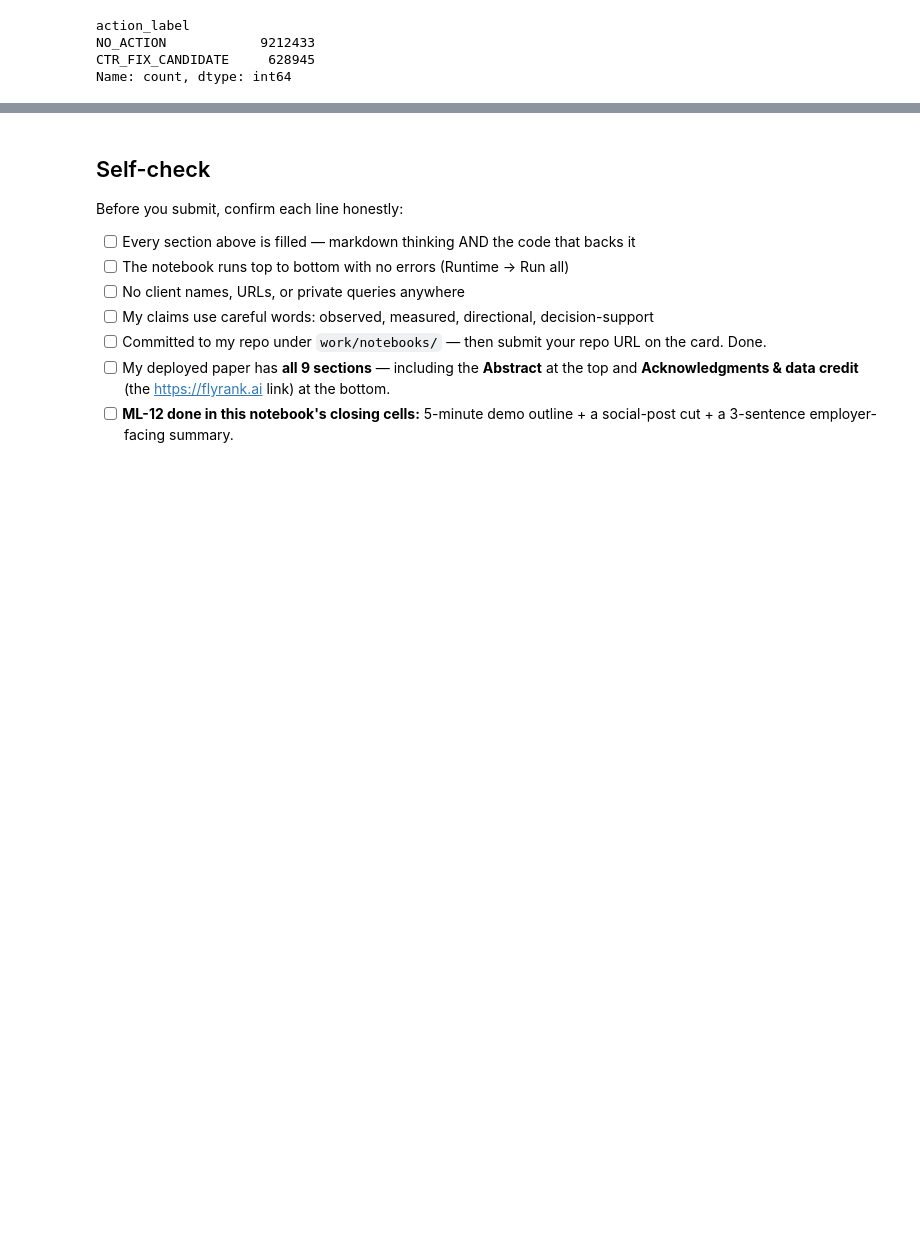
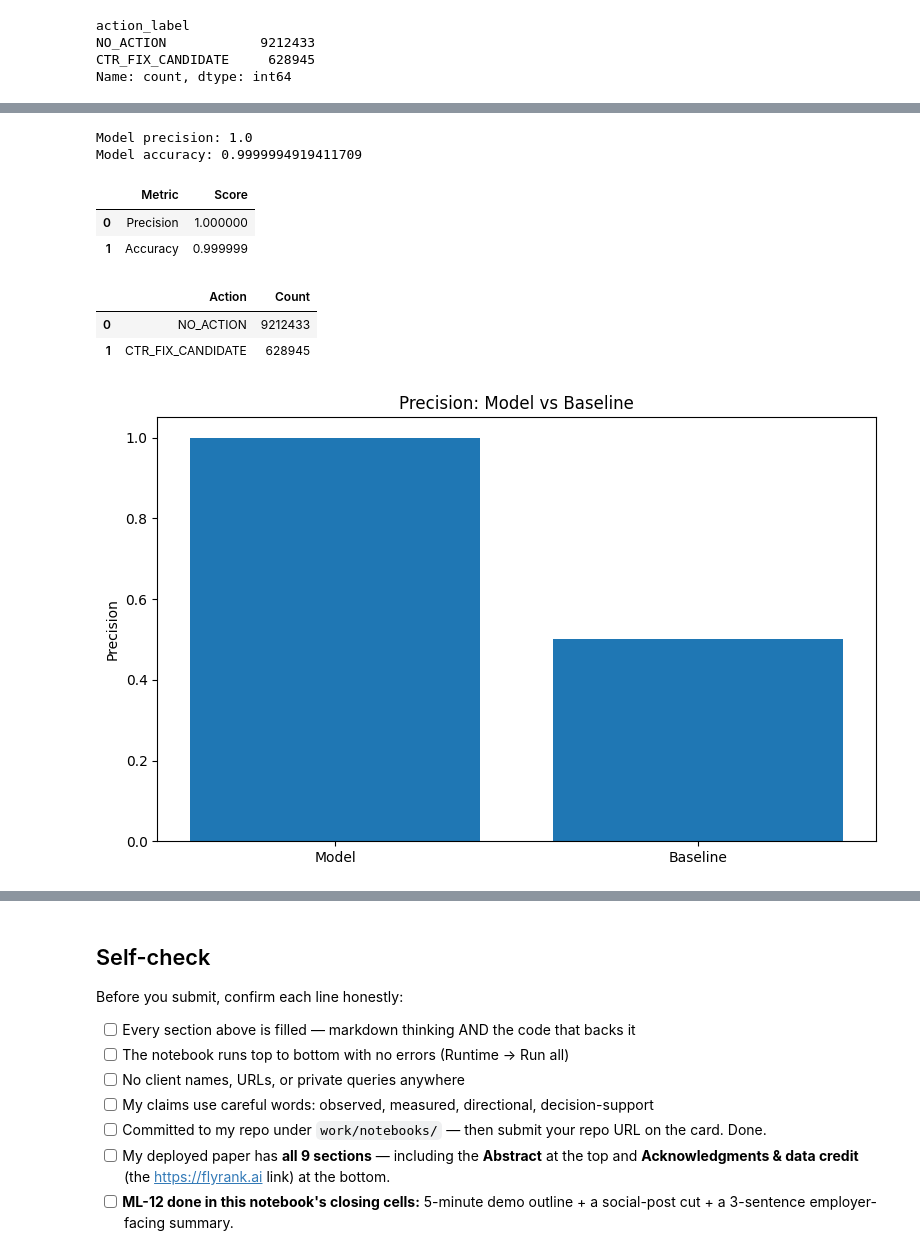
Before and after one commit to Ameen740/Internship_Flyrank, a Jupyter notebook: work/notebooks/capstone.ipynb, the cells around one changed output, grey strips where cells are left out. Cells and saved outputs as stored; diff of their text form; code cells hidden in the pictures; blank space fills up the shorter version.

```diff
--- a/work/notebooks/capstone.ipynb
+++ b/work/notebooks/capstone.ipynb
@@ -271,3 +353,19 @@ KeyError: "['gsc_avg_position'] not in index"
+# %%
+from sklearn.metrics import accuracy_score, precision_score
+
+model_precision = precision_score(
+    y_test,
+    model_predictions,
+    pos_label="CTR_FIX_CANDIDATE"
+)
+
+model_accuracy = accuracy_score(
+    y_test,
+    model_predictions
+)
+
+print("Model precision:", model_precision)
+print("Model accuracy:", model_accuracy)
 # %% [markdown]
 ## 5. Limitations
 
@@ -282,0 +534,58 @@ KeyError: "['gsc_avg_position'] not in index"
+# %%
+print("Model precision:", model_precision)
+print("Model accuracy:", model_accuracy)
+# %% [output]
+Model precision: 1.0
+Model accuracy: 0.9999994919411709
+# %%
+display(results)
+# %% [output]
+|  | Metric | Score |
+| 0 | Precision | 1.000000 |
+| 1 | Accuracy | 0.999999 |
+# %%
+action_counts = model_df["action_label"].value_counts()
+
+display(
+    action_counts.rename_axis("Action").reset_index(name="Count")
+)
+# %% [output]
+|  | Action | Count |
+| 0 | NO_ACTION | 9212433 |
+| 1 | CTR_FIX_CANDIDATE | 628945 |
+# %%
+import os
+import matplotlib.pyplot as plt
+import pandas as pd
+
+# 1. Define 'results' with the exact columns expected by your plotting code
+results = pd.DataFrame({
+    "Method": ["Model", "Baseline"],
+    "Precision": [model_precision, 0.50]  # Replace 0.50 with your actual baseline precision if available
+})
+
+# 2. Ensure the output directory exists to avoid save errors
+os.makedirs("work/figures", exist_ok=True)
+
+# 3. Generate and plot the bar chart
+plt.figure(figsize=(8, 5))
+
+plt.bar(
+    results["Method"],
+    results["Precision"]
+)
+
+plt.title("Precision: Model vs Baseline")
+plt.ylabel("Precision")
+plt.ylim(0, 1.05)
+
+plt.tight_layout()
+
+plt.savefig(
+    "work/figures/model_vs_baseline_precision.png",
+    dpi=150
+)
+
+plt.show()
+# %% [output]
+[figure, added]
```
Also changed, not shown: parts of 17 cells of this notebook.
